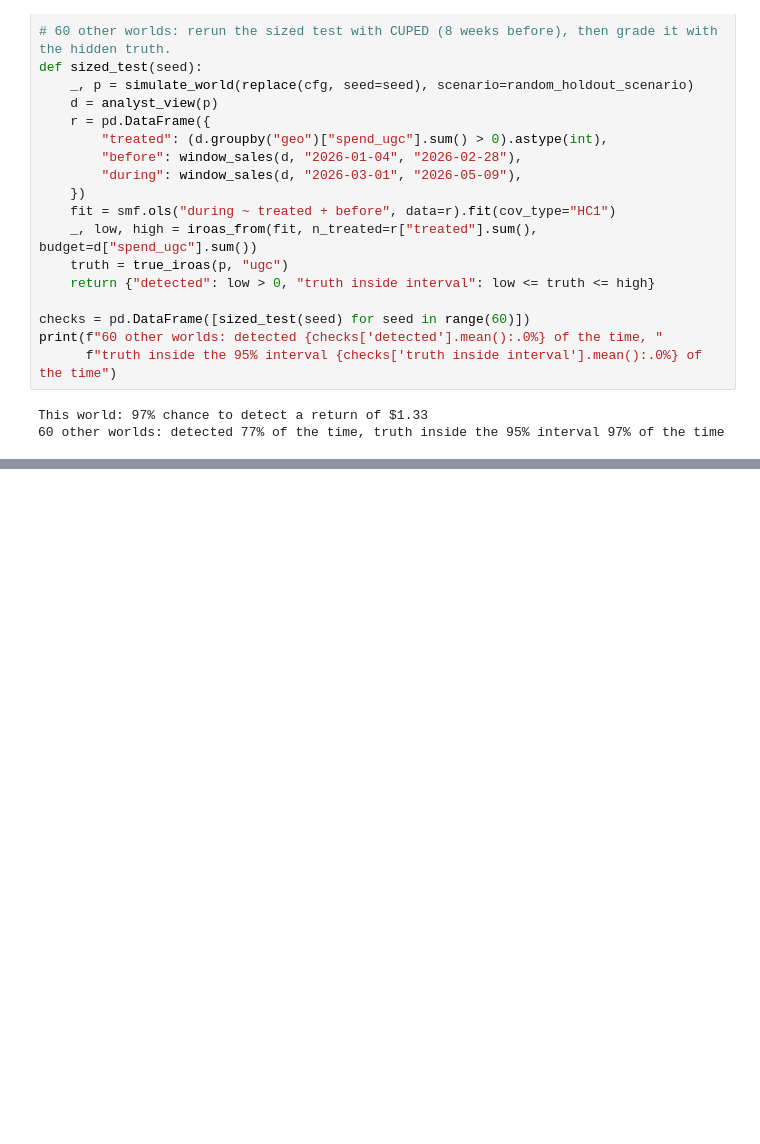
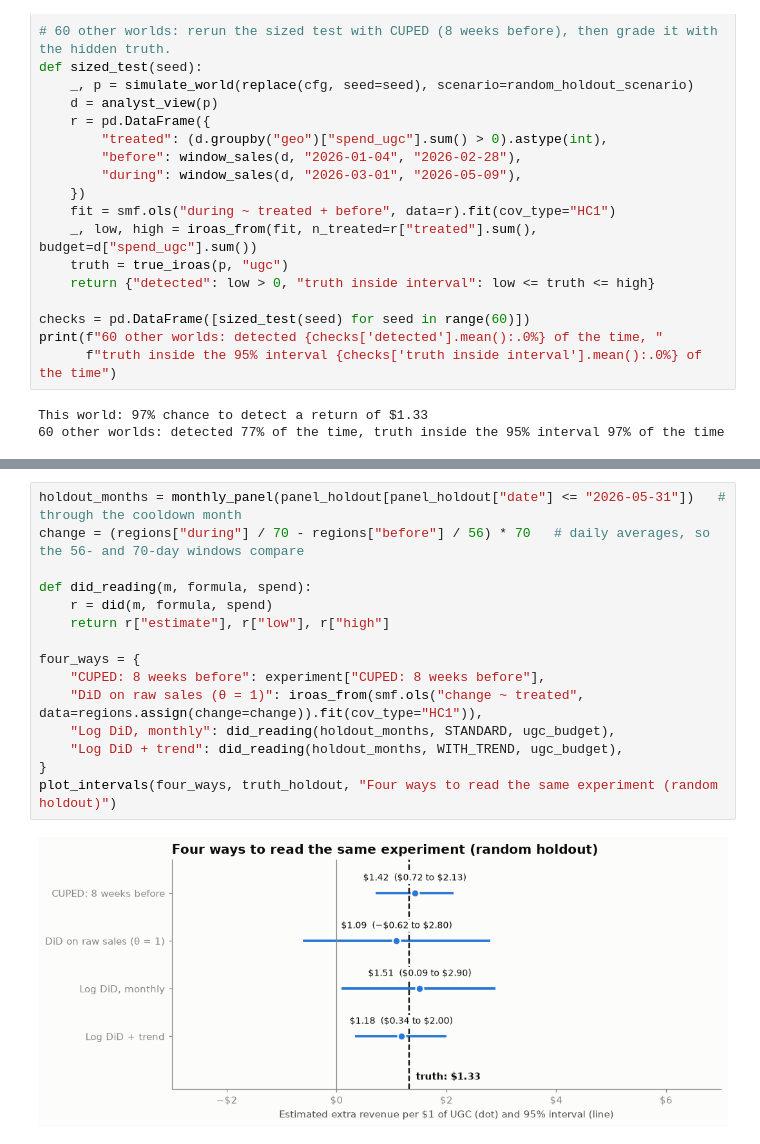
Before and after one commit to menni99/incrementality-mmm-lab, a Jupyter notebook: incrementality.ipynb, the cells around one changed output, grey strips where cells are left out. Cells and saved outputs as stored; diff of their text form; blank space fills up the shorter version.

```diff
--- a/incrementality.ipynb
+++ b/incrementality.ipynb
@@ -1674,0 +1681,17 @@ Mostly not. This world is quieter than most: its own noise says the true return
+# %%
+holdout_months = monthly_panel(panel_holdout[panel_holdout["date"] <= "2026-05-31"])   # through the cooldown month
+change = (regions["during"] / 70 - regions["before"] / 56) * 70   # daily averages, so the 56- and 70-day windows compare
+
+def did_reading(m, formula, spend):
+    r = did(m, formula, spend)
+    return r["estimate"], r["low"], r["high"]
+
+four_ways = {
+    "CUPED: 8 weeks before": experiment["CUPED: 8 weeks before"],
+    "DiD on raw sales (θ = 1)": iroas_from(smf.ols("change ~ treated", data=regions.assign(change=change)).fit(cov_type="HC1")),
+    "Log DiD, monthly": did_reading(holdout_months, STANDARD, ugc_budget),
+    "Log DiD + trend": did_reading(holdout_months, WITH_TREND, ugc_budget),
+}
+plot_intervals(four_ways, truth_holdout, "Four ways to read the same experiment (random holdout)")
+# %% [output]
+[figure, added]
```
Also changed, not shown: parts of 6 cells of this notebook.
